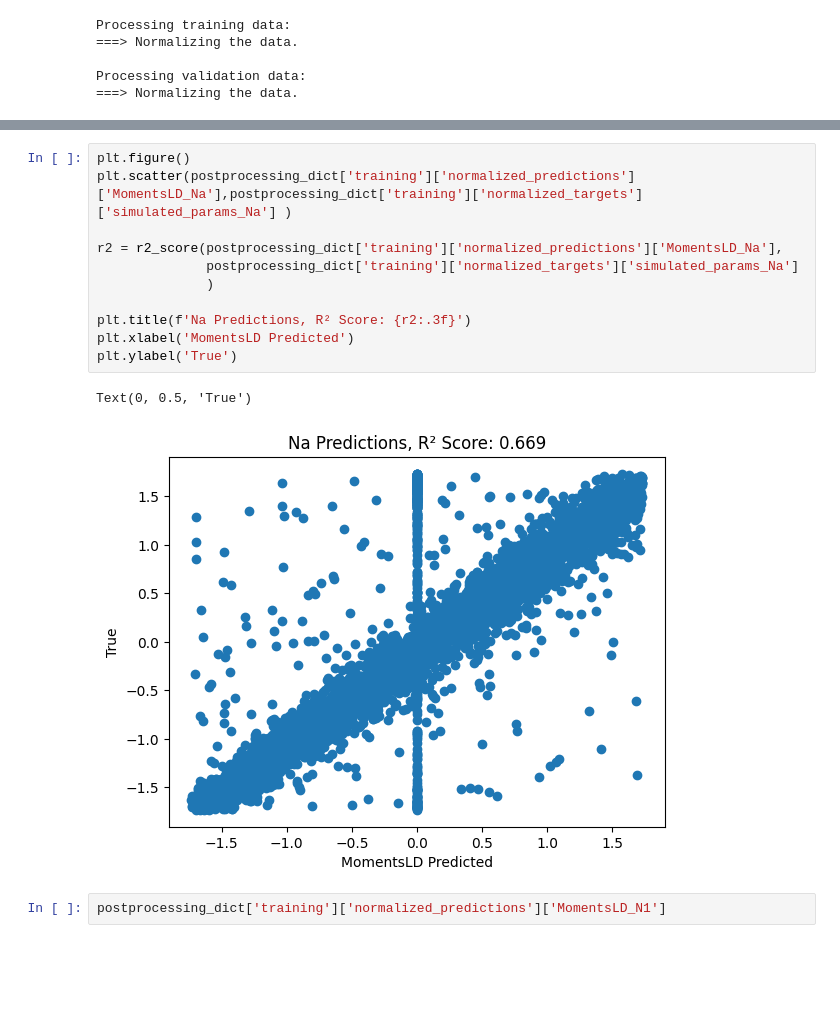
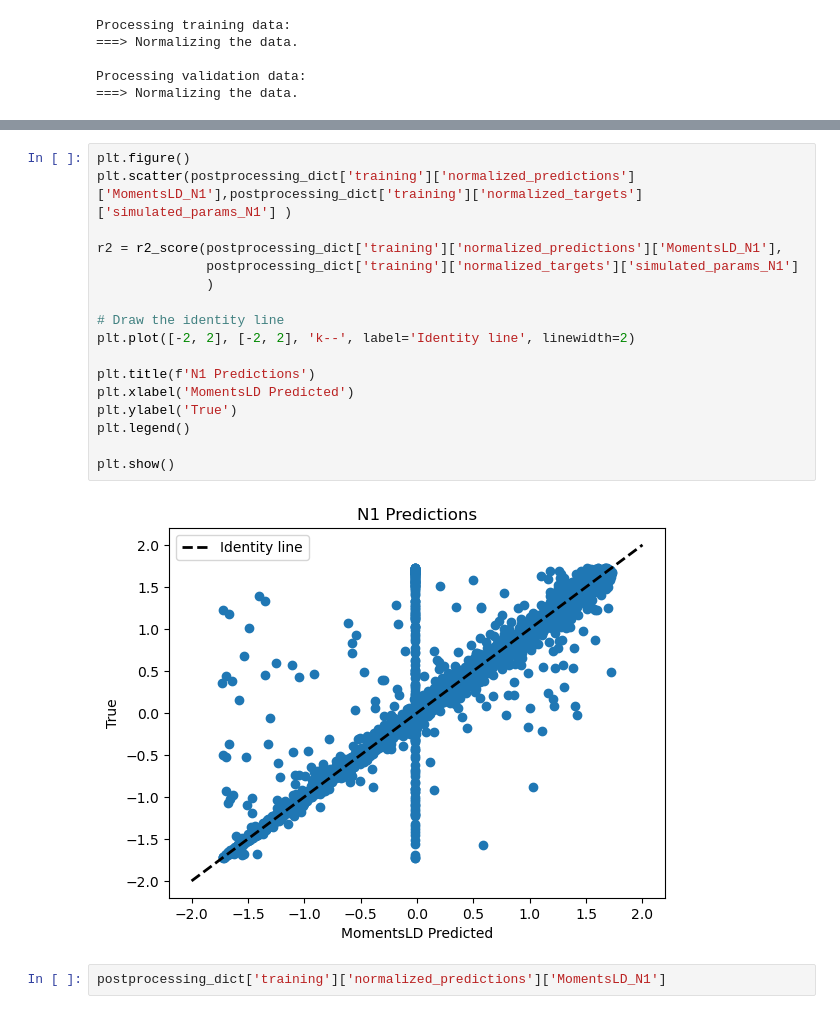
Before and after one commit to ak1376/Demographic_Inference, a Jupyter notebook: notebooks/probing_inference.ipynb, the cells around one changed output, grey strips where cells are left out. Cells and saved outputs as stored; diff of their text form; blank space fills up the shorter version.

Commit message:
Moments and Dadi optimization fixes

```diff
--- a/notebooks/probing_inference.ipynb
+++ b/notebooks/probing_inference.ipynb
@@ -153,17 +215,22 @@ Processing validation data:
 # %%
 plt.figure()
-plt.scatter(postprocessing_dict['training']['normalized_predictions']['MomentsLD_Na'],postprocessing_dict['training']['normalized_targets']['simulated_params_Na'] )
+plt.scatter(postprocessing_dict['training']['normalized_predictions']['MomentsLD_N1'],postprocessing_dict['training']['normalized_targets']['simulated_params_N1'] )
 
-r2 = r2_score(postprocessing_dict['training']['normalized_predictions']['MomentsLD_Na'],
-              postprocessing_dict['training']['normalized_targets']['simulated_params_Na']
+r2 = r2_score(postprocessing_dict['training']['normalized_predictions']['MomentsLD_N1'],
+              postprocessing_dict['training']['normalized_targets']['simulated_params_N1']
               )
 
-plt.title(f'Na Predictions, R² Score: {r2:.3f}')
+# Draw the identity line
+plt.plot([-2, 2], [-2, 2], 'k--', label='Identity line', linewidth=2)
+
+plt.title(f'N1 Predictions')
 plt.xlabel('MomentsLD Predicted')
 plt.ylabel('True')
+plt.legend()
+
+plt.show()
 # %% [output]
-Text(0, 0.5, 'True')
-[figure, old version]
+[figure, new version]
 # %%
 postprocessing_dict['training']['normalized_predictions']['MomentsLD_N1']
 # %% [output]
```
Also changed, not shown: parts of 4 cells of this notebook, 7 other files.
